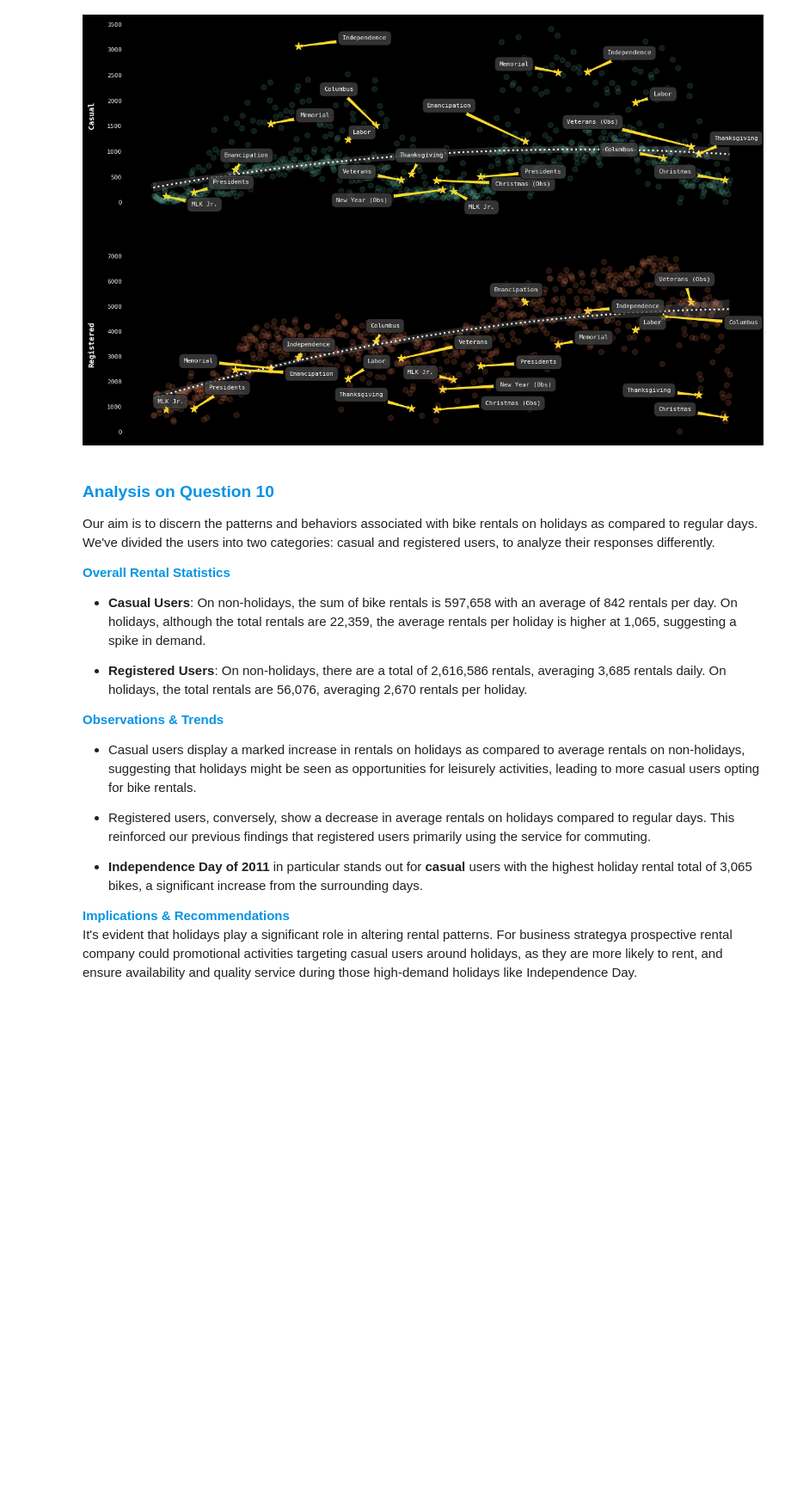
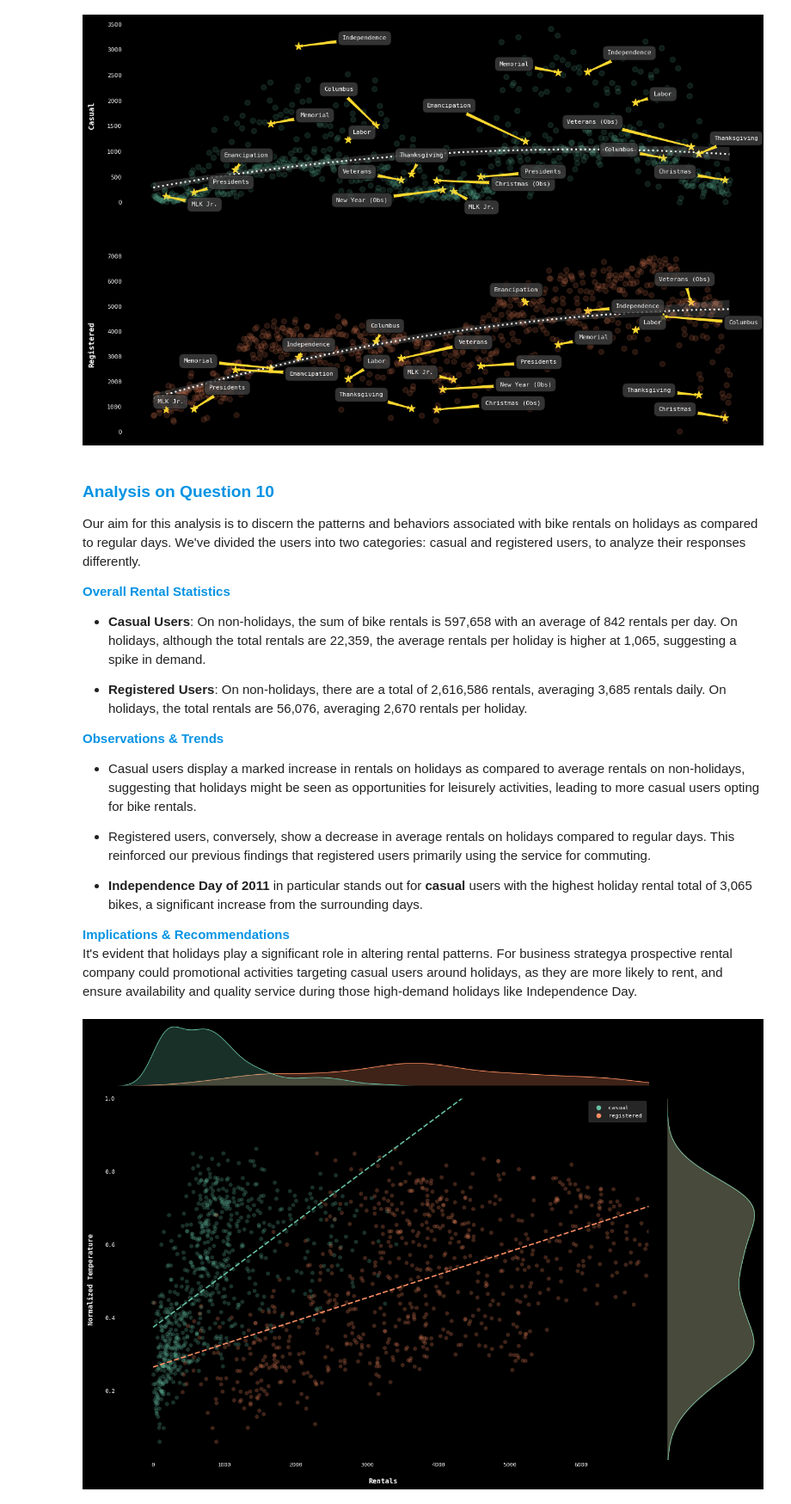
Before and after one commit to jparkington/Project-Cultivate, a Jupyter notebook: Exploration.ipynb, the cells around one changed output. Shown at 86% size. Drawn from its saved outputs; the diff is of its cells as text; code cells hidden in the pictures; blank space fills up the shorter version.

```diff
--- a/Exploration.ipynb
+++ b/Exploration.ipynb
@@ -760,7 +759,7 @@ holiday_rental_subplots(bike_sharing)
 [figure]
 # %% [markdown]
 ### <span style="color:#0693e3">**Analysis on Question 10**</span>
-Our aim is to discern the patterns and behaviors associated with bike rentals on holidays as compared to regular days. We've divided the users into two categories: casual and registered users, to analyze their responses differently.
+Our aim for this analysis is to discern the patterns and behaviors associated with bike rentals on holidays as compared to regular days. We've divided the users into two categories: casual and registered users, to analyze their responses differently.
 
 <span style="color:#0693e3">**Overall Rental Statistics**</span>
 - **Casual Users**: On non-holidays, the sum of bike rentals is 597,658 with an average of 842 rentals per day. On holidays, although the total rentals are 22,359, the average rentals per holiday is higher at 1,065, suggesting a spike in demand.
@@ -776,3 +775,54 @@ Our aim is to discern the patterns and behaviors associated with bike rentals on
 
 <span style="color:#0693e3">**Implications & Recommendations**</span>
 It's evident that holidays play a significant role in altering rental patterns. For business strategya prospective rental company could promotional activities targeting casual users around holidays, as they are more likely to rent, and ensure availability and quality service during those high-demand holidays like Independence Day.
+# %%
+# 11. How does temperature correlate with the number of bike rentals?
+
+def jointplot_temperature_rentals(df: pd.DataFrame):
+    '''
+    Visualizes the correlation between normalized temperature and bike rentals for casual and registered users.
+
+    1. Aggregates data by `ordinal` to compute daily total rentals for both user types and the mean temperature.
+    2. Melts the aggregated dataframe to have `type` (casual or registered) and `Rentals` columns.
+    3. Creates a joint scatter plot with different colors for each user `type`
+    4. Calculates and overlays a linear regression line for each user type to show the trend between temperature and rentals.
+    5. Sets plot aesthetics like axis limits, legend, and figure size for better clarity.
+
+    Parameters:
+        df (pd.DataFrame) : The bike sharing dataset as a pandas DataFrame.
+
+    This function visualizes the relationship between temperature and bike rentals, making distinctions between casual
+    and registered users. The insights drawn from this can be vital for demand forecasting, especially when considering
+    seasonality and temperature effects on bike rental patterns.
+    '''
+
+    melted = df.groupby('ordinal').agg({'casual': 'sum', 'registered': 'sum', 'temp': 'mean'}).reset_index() \
+               .melt(id_vars    = ['ordinal', 'temp'],
+                     value_vars = ['casual', 'registered'],
+                     var_name   = 'type',
+                     value_name = 'Rentals')
+
+    jp = sns.jointplot(x         = 'Rentals',
+                       y         = 'temp',
+                       hue       = 'type',
+                       data      = melted,
+                       joint_kws = {'edgecolor' : 'none', 'alpha' : 0.25})
+
+    for type, color in zip(['casual', 'registered'], colors[:2]):
+
+        m, b = np.polyfit(melted['Rentals'][melted['type'] == type], melted['temp'][melted['type'] == type], 1)
+        x    = np.linspace(melted['Rentals'].min(), melted['Rentals'].max(), 100)
+
+        jp.ax_joint.plot(x, m * x + b,
+                         color = color, linestyle = '--', linewidth = 2)
+
+    jp.ax_joint.set_xlim(melted['Rentals'].min() - 500, melted['Rentals'].max())
+    jp.ax_joint.set_ylim(0.01, 1)
+    jp.fig.set_figheight(10)
+    jp.fig.set_figwidth(15)
+    plt.ylabel('Normalized Temperature')
+    plt.legend()
+
+jointplot_temperature_rentals(bike_sharing)
+# %% [output]
+[figure, added]
```
Also changed, not shown: parts of 7 cells of this notebook.
